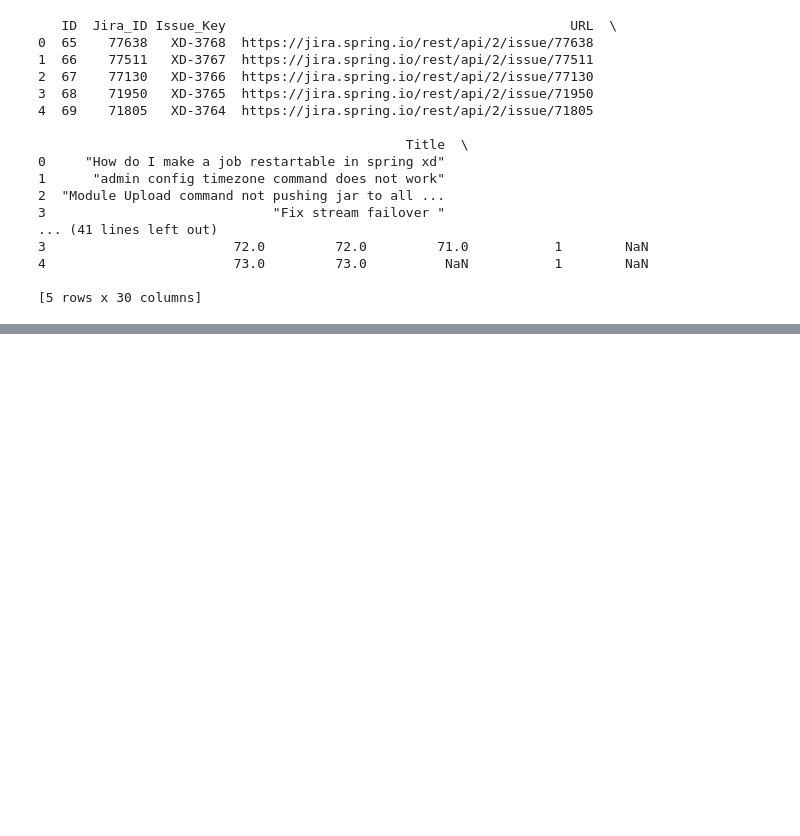
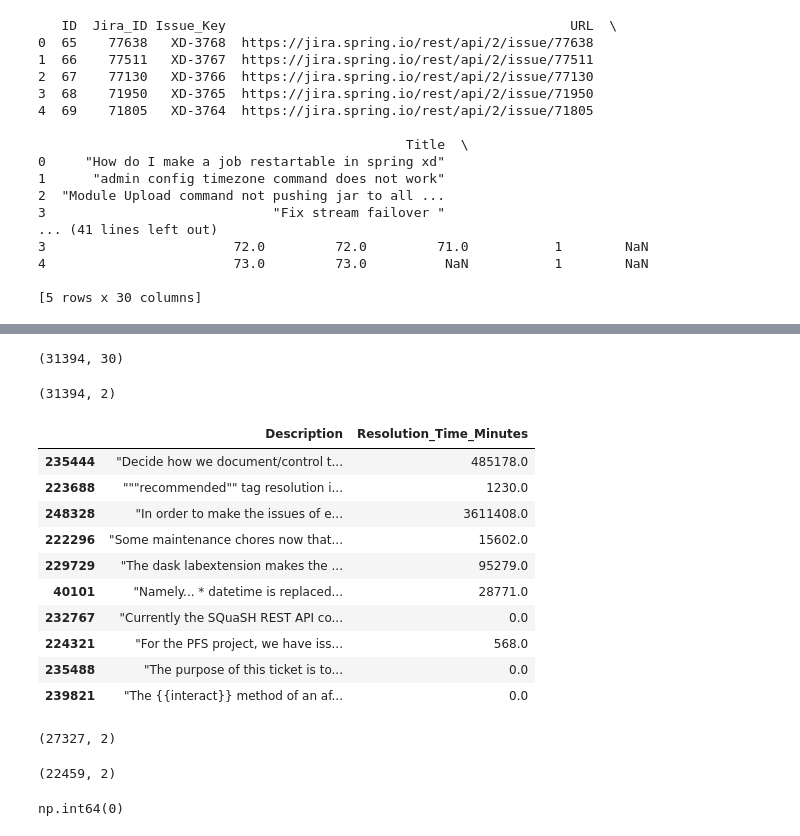
Before and after one commit to udaykirankavaturu/software-effort-estimation-using-llm, a Jupyter notebook: notebook.ipynb, the cells around one changed output, grey strips where cells are left out. Cells and saved outputs as stored; diff of their text form; code cells hidden in the pictures; blank space fills up the shorter version.

```diff
--- a/notebook.ipynb
+++ b/notebook.ipynb
@@ -44,0 +138,31 @@ print(df.head())
+# %%
+# filter rows with type = 'Story'
+df = df[df['Type'] == 'Story']
+# %%
+# check shape
+df.shape
+# %% [output]
+(31394, 30)
+# %%
+# extract only useful columns
+df = df[['Description','Resolution_Time_Minutes']]
+# %%
+# check shape
+df.shape
+# %% [output]
+(31394, 2)
+# %%
+# check few rows
+df.sample(10)
+# %% [output]
+|  | Description | Resolution_Time_Minutes |
+| 235444 | "Decide how we document/control t... | 485178.0 |
+| 223688 | """recommended"" tag resolution i... | 1230.0 |
+| 248328 | "In order to make the issues of e... | 3611408.0 |
+| 222296 | "Some maintenance chores now that... | 15602.0 |
+| 229729 | "The dask labextension makes the ... | 95279.0 |
+| 40101 | "Namely... * datetime is replaced... | 28771.0 |
+| 232767 | "Currently the SQuaSH REST API co... | 0.0 |
+| 224321 | "For the PFS project, we have iss... | 568.0 |
+| 235488 | "The purpose of this ticket is to... | 0.0 |
+| 239821 | "The {{interact}} method of an af... | 0.0 |
@@ -44,0 +172,5 @@ print(df.head())
+# %%
+# check shape
+df.shape
+# %% [output]
+(27327, 2)
@@ -44,0 +180,10 @@ print(df.head())
+# %%
+# check shape
+df.shape
+# %% [output]
+(22459, 2)
+# %%
+# check for null values
+df['Description'].isnull().sum()
+# %% [output]
+np.int64(0)
```
Also changed, not shown: parts of 28 cells of this notebook, 1 other file.
